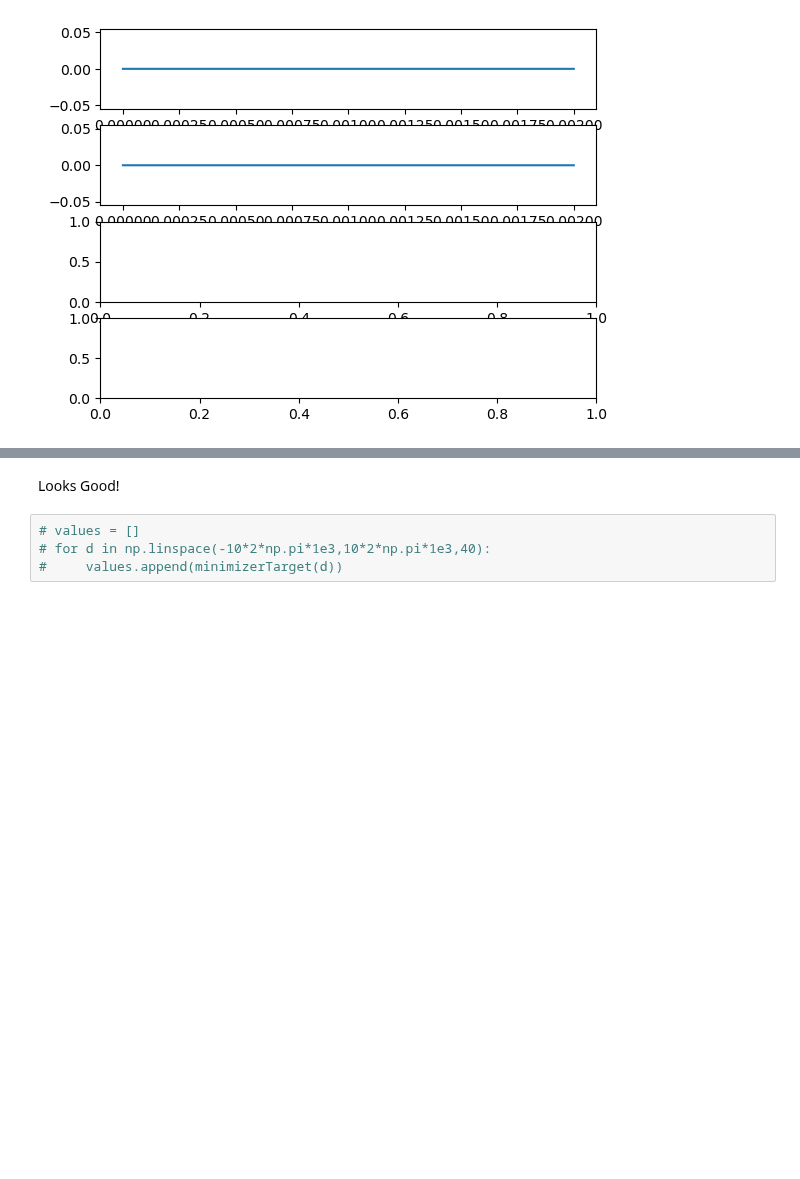
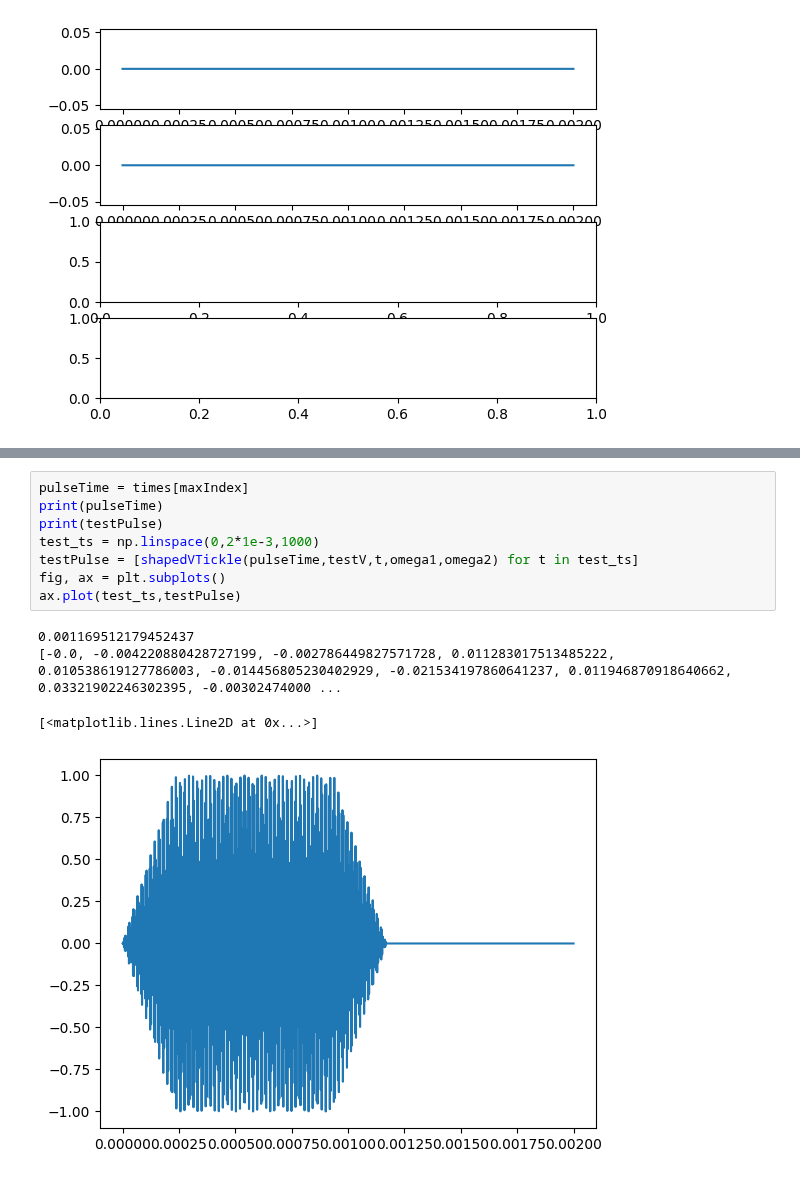
Before and after one commit to EmilLenler/PhD-Work, a Jupyter notebook: Two-Ion-Systems/Cooling2Ion.ipynb, the cells around one changed output, grey strips where cells are left out. Cells and saved outputs as stored; diff of their text form; blank space fills up the shorter version.

```diff
--- a/Two-Ion-Systems/Cooling2Ion.ipynb
+++ b/Two-Ion-Systems/Cooling2Ion.ipynb
@@ -1440,6 +1597,13 @@ early pulse
-# %% [markdown]
-Looks Good!
-# %%
-# values = []
-# for d in np.linspace(-10*2*np.pi*1e3,10*2*np.pi*1e3,40):
-#     values.append(minimizerTarget(d))
+# %%
+pulseTime = times[maxIndex]
+print(pulseTime)
+print(testPulse)
+test_ts = np.linspace(0,2*1e-3,1000)
+testPulse = [shapedVTickle(pulseTime,testV,t,omega1,omega2) for t in test_ts]
+fig, ax = plt.subplots()
+ax.plot(test_ts,testPulse)
+# %% [output]
+0.001169512179452437
+[-0.0, -0.004220880428727199, -0.002786449827571728, 0.011283017513485222, 0.010538619127786003, -0.014456805230402929, -0.021534197860641237, 0.011946870918640662, 0.03321902246302395, -0.00302474000 ...
+[<matplotlib.lines.Line2D at 0x...>]
+[figure, added]
```
Also changed, not shown: parts of 40 cells of this notebook, 15 other files.
